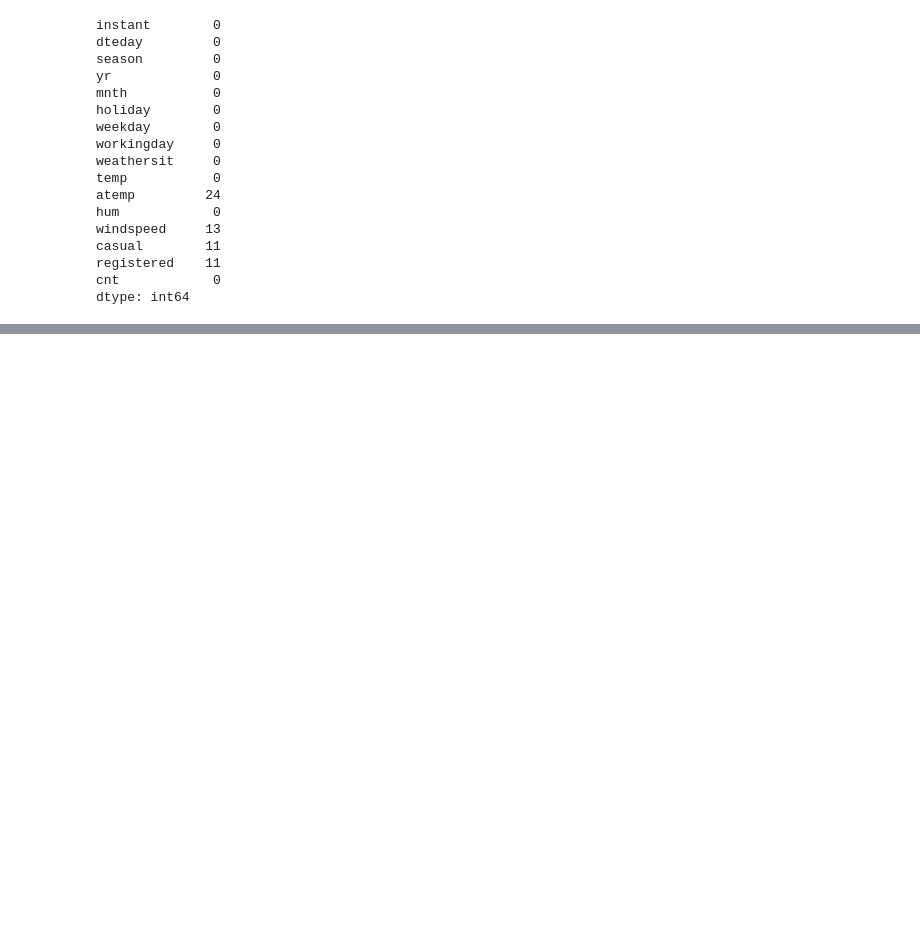
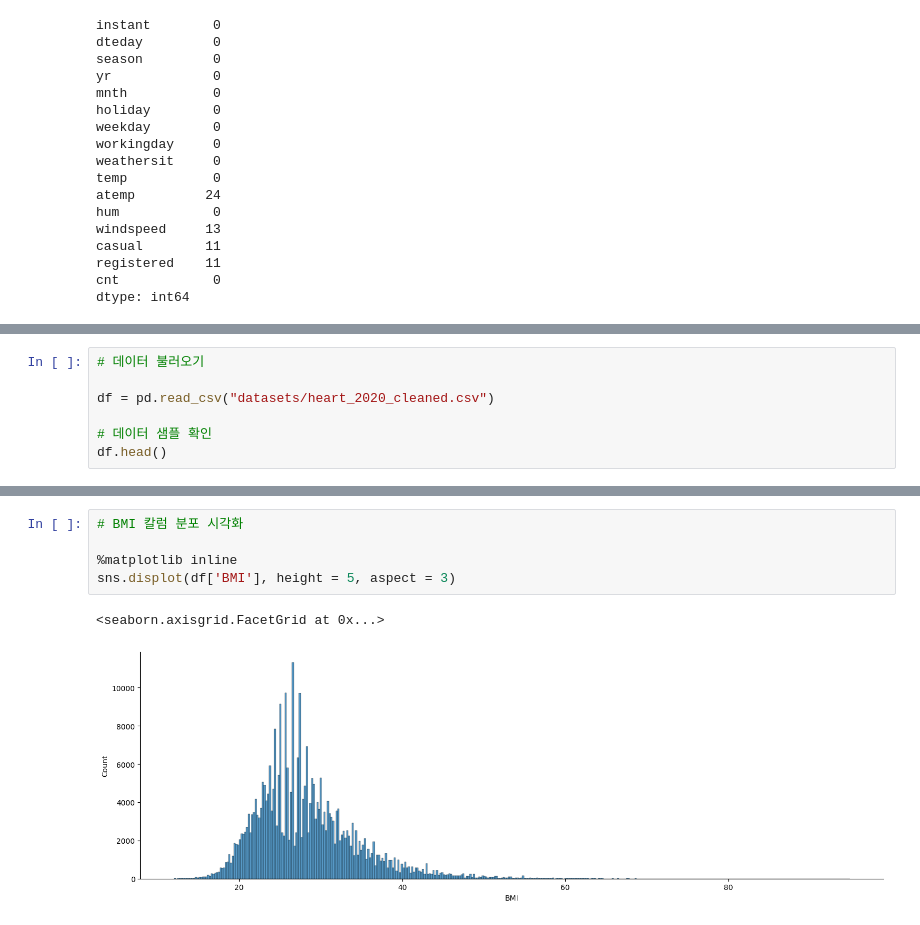
Before and after one commit to hyeming-king/data-anaylst-allthings, a Jupyter notebook: 11_데이터전처리.ipynb, the cells around one changed output, grey strips where cells are left out. Saved outputs shown, nothing was run; the diff lists cells and outputs as text; blank space fills up the shorter version.

```diff
--- a/11_데이터전처리.ipynb
+++ b/11_데이터전처리.ipynb
@@ -264,0 +427,7 @@ dtype: int64
+# %%
+# 데이터 불러오기
+
+df = pd.read_csv("datasets/heart_2020_cleaned.csv")
+
+# 데이터 샘플 확인
+df.head()
@@ -264,0 +455,8 @@ dtype: int64
+# %%
+# BMI 칼럼 분포 시각화
+
+%matplotlib inline
+sns.displot(df['BMI'], height = 5, aspect = 3)
+# %% [output]
+<seaborn.axisgrid.FacetGrid at 0x...>
+[figure, added]
```
Also changed, not shown: parts of 25 cells of this notebook, 2 other files.
